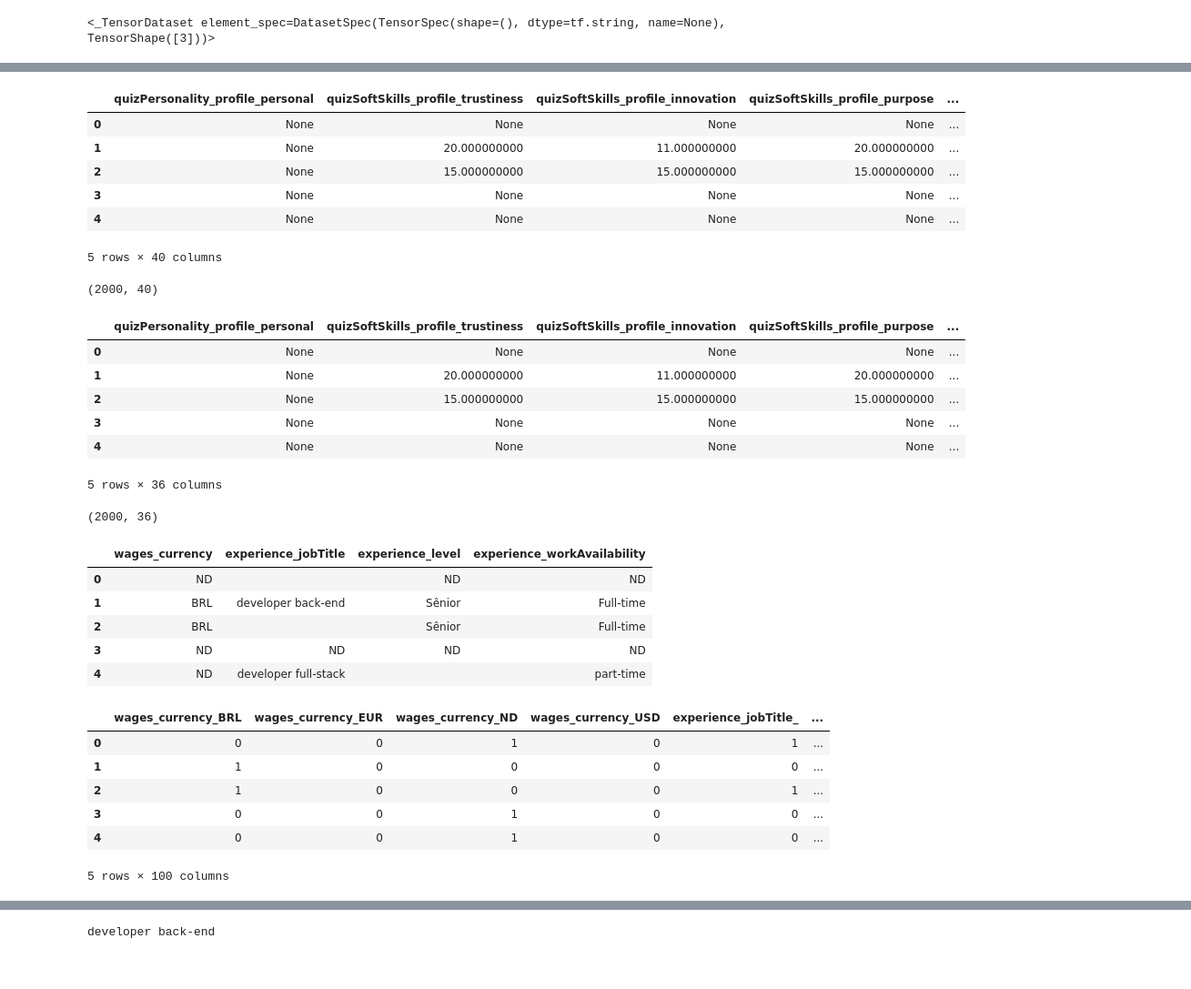
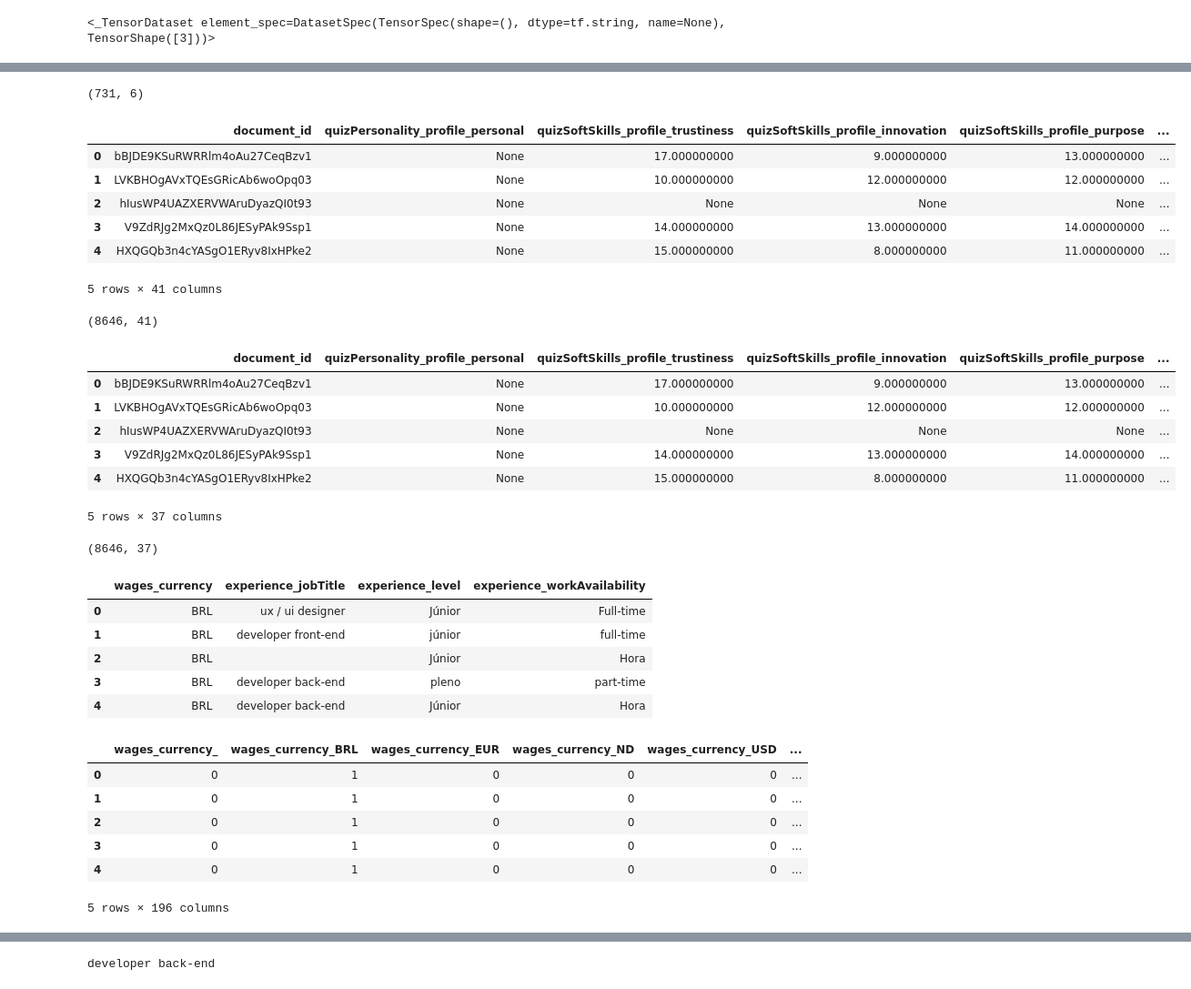
Before and after one commit to Chm-vinicius/coolab_tensorflow_study, a Jupyter notebook: machine_learn.ipynb, the cells around one changed output, grey strips where cells are left out. Shown at 91% size. Drawn from its saved outputs; the diff is of its cells as text; code cells hidden in the pictures.

Commit message:
full db

```diff
--- a/machine_learn.ipynb
+++ b/machine_learn.ipynb
@@ -97,64 +118,69 @@ df.shape
+# %%
+vc.shape
+df.shape
+# %% [output]
+(731, 6)
 # %%
 
 selecteds_query_job = client.query(
     """
-    SELECT quizPersonality_profile_personal, quizSoftSkills_profile_trustiness,
+    SELECT document_id, quizPersonality_profile_personal, quizSoftSkills_profile_trustiness,
      quizSoftSkills_profile_innovation, quizSoftSkills_profile_purpose,
      quizSoftSkills_profile_mentalSecurity, quizSoftSkills_profile_totalPoints,
      quizSoftSkills_profile_teamWork, quizSoftSkills_profile_level,
        wages_currency, wages_hourGrossValue,
        experience_jobTitle, experience_level, experience_workAvailability,
         quizCulture_profile_adhocracia, quizCulture_profile_cla,
          quizCulture_profile_hierarchy, quizCulture_profile_market,
           quizPersonality_profile_calm, quizPersonality_profile_selfEsteem,
            quizPersonality_profile_trustworthy, quizPersonality_profile_conformity,
             quizPersonality_profile_discerening, quizPersonality_profile_careful,
              quizPersonality_profile_dominance, quizPersonality_profile_enthusiastic,
               quizPersonality_profile_spontaneous, quizPersonality_profile_stability,
                quizPersonality_profile_influence, quizPersonality_profile_influencer,
                 quizPersonality_profile_selfish, quizPersonality_profile_objective,
                  quizPersonality_profile_organized, quizPersonality_profile_optimist,
                   quizPersonality_profile_listener, quizPersonality_profile_patient,
                    quizPersonality_profile_persuasive, quizPersonality_profile_planner,
                     quizPersonality_profile_precision, quizPersonality_profile_radical,
-                     quizPersonality_profile_visionary,  FROM `growyxprod.firestore_export.posts_schema_bqUsers_latest` LIMIT 2000
+                     quizPersonality_profile_visionary,  FROM `growyxprod.firestore_export.posts_schema_bqUsers_latest`
     """
 )
 
 selectedes = selecteds_query_job.to_arrow().to_pandas()
 
 dt = selectedes
 # dt.drop(['document_name', 'document_id', 'timestamp', 'operation', 'login_providerId'], axis='columns', inplace=True)
 ks = pd.DataFrame(dt)
 ks.head()
 # %% [output]
-|  | quizPersonality_profile_personal | quizSoftSkills_profile_trustiness | quizSoftSkills_profile_innovation | quizSoftSkills_profile_purpose | ... |
-| 0 | None | None | None | None | ... |
-| 1 | None | 20.000000000 | 11.000000000 | 20.000000000 | ... |
-| 2 | None | 15.000000000 | 15.000000000 | 15.000000000 | ... |
-| 3 | None | None | None | None | ... |
-| 4 | None | None | None | None | ... |
+|  | document_id | quizPersonality_profile_personal | quizSoftSkills_profile_trustiness | quizSoftSkills_profile_innovation | quizSoftSkills_profile_purpose | ... |
+| 0 | bBJDE9KSuRWRRlm4oAu27CeqBzv1 | None | 17.000000000 | 9.000000000 | 13.000000000 | ... |
+| 1 | LVKBHOgAVxTQEsGRicAb6woOpq03 | None | 10.000000000 | 12.000000000 | 12.000000000 | ... |
+| 2 | hIusWP4UAZXERVWAruDyazQI0t93 | None | None | None | None | ... |
+| 3 | V9ZdRJg2MxQz0L86JESyPAk9Ssp1 | None | 14.000000000 | 13.000000000 | 14.000000000 | ... |
+| 4 | HXQGQb3n4cYASgO1ERyv8IxHPke2 | None | 15.000000000 | 8.000000000 | 11.000000000 | ... |
-5 rows × 40 columns
+5 rows × 41 columns
 # %%
 ks.shape
 # %% [output]
-(2000, 40)
+(8646, 41)
 # %%
 strData = ks[['wages_currency', 'experience_jobTitle', 'experience_level', 'experience_workAvailability']].copy()
 ks = ks.drop(['wages_currency', 'experience_jobTitle', 'experience_level', 'experience_workAvailability'], axis=1)
 ks.head()
 # %% [output]
-|  | quizPersonality_profile_personal | quizSoftSkills_profile_trustiness | quizSoftSkills_profile_innovation | quizSoftSkills_profile_purpose | ... |
-| 0 | None | None | None | None | ... |
-| 1 | None | 20.000000000 | 11.000000000 | 20.000000000 | ... |
-| 2 | None | 15.000000000 | 15.000000000 | 15.000000000 | ... |
-| 3 | None | None | None | None | ... |
-| 4 | None | None | None | None | ... |
+|  | document_id | quizPersonality_profile_personal | quizSoftSkills_profile_trustiness | quizSoftSkills_profile_innovation | quizSoftSkills_profile_purpose | ... |
+| 0 | bBJDE9KSuRWRRlm4oAu27CeqBzv1 | None | 17.000000000 | 9.000000000 | 13.000000000 | ... |
+| 1 | LVKBHOgAVxTQEsGRicAb6woOpq03 | None | 10.000000000 | 12.000000000 | 12.000000000 | ... |
+| 2 | hIusWP4UAZXERVWAruDyazQI0t93 | None | None | None | None | ... |
+| 3 | V9ZdRJg2MxQz0L86JESyPAk9Ssp1 | None | 14.000000000 | 13.000000000 | 14.000000000 | ... |
+| 4 | HXQGQb3n4cYASgO1ERyv8IxHPke2 | None | 15.000000000 | 8.000000000 | 11.000000000 | ... |
-5 rows × 36 columns
+5 rows × 37 columns
 # %%
 ks.shape
 # %% [output]
-(2000, 36)
+(8646, 37)
 # %%
 # strData.replace("", "ND", inplace=True)
 strData.fillna("ND", inplace=True)
@@ -162,19 +188,19 @@ strData.fillna("ND", inplace=True)
 strData.head()
 # %% [output]
 |  | wages_currency | experience_jobTitle | experience_level | experience_workAvailability |
-| 0 | ND |  | ND | ND |
-| 1 | BRL | developer back-end | Sênior | Full-time |
-| 2 | BRL |  | Sênior | Full-time |
-| 3 | ND | ND | ND | ND |
-| 4 | ND | developer full-stack |  | part-time |
+| 0 | BRL | ux / ui designer | Júnior | Full-time |
+| 1 | BRL | developer front-end | júnior | full-time |
+| 2 | BRL |  | Júnior | Hora |
+| 3 | BRL | developer back-end | pleno | part-time |
+| 4 | BRL | developer back-end | Júnior | Hora |
 # %%
 exp = pd.get_dummies(strData, dtype=int)
 exp.head()
 # %% [output]
-|  | wages_currency_BRL | wages_currency_EUR | wages_currency_ND | wages_currency_USD | experience_jobTitle_ | ... |
-| 0 | 0 | 0 | 1 | 0 | 1 | ... |
-| 1 | 1 | 0 | 0 | 0 | 0 | ... |
-| 2 | 1 | 0 | 0 | 0 | 1 | ... |
-| 3 | 0 | 0 | 1 | 0 | 0 | ... |
-| 4 | 0 | 0 | 1 | 0 | 0 | ... |
+|  | wages_currency_ | wages_currency_BRL | wages_currency_EUR | wages_currency_ND | wages_currency_USD | ... |
+| 0 | 0 | 1 | 0 | 0 | 0 | ... |
+| 1 | 0 | 1 | 0 | 0 | 0 | ... |
+| 2 | 0 | 1 | 0 | 0 | 0 | ... |
+| 3 | 0 | 1 | 0 | 0 | 0 | ... |
+| 4 | 0 | 1 | 0 | 0 | 0 | ... |
-5 rows × 100 columns
+5 rows × 196 columns
```
Also changed, not shown: parts of 22 cells of this notebook, 1 other file.
